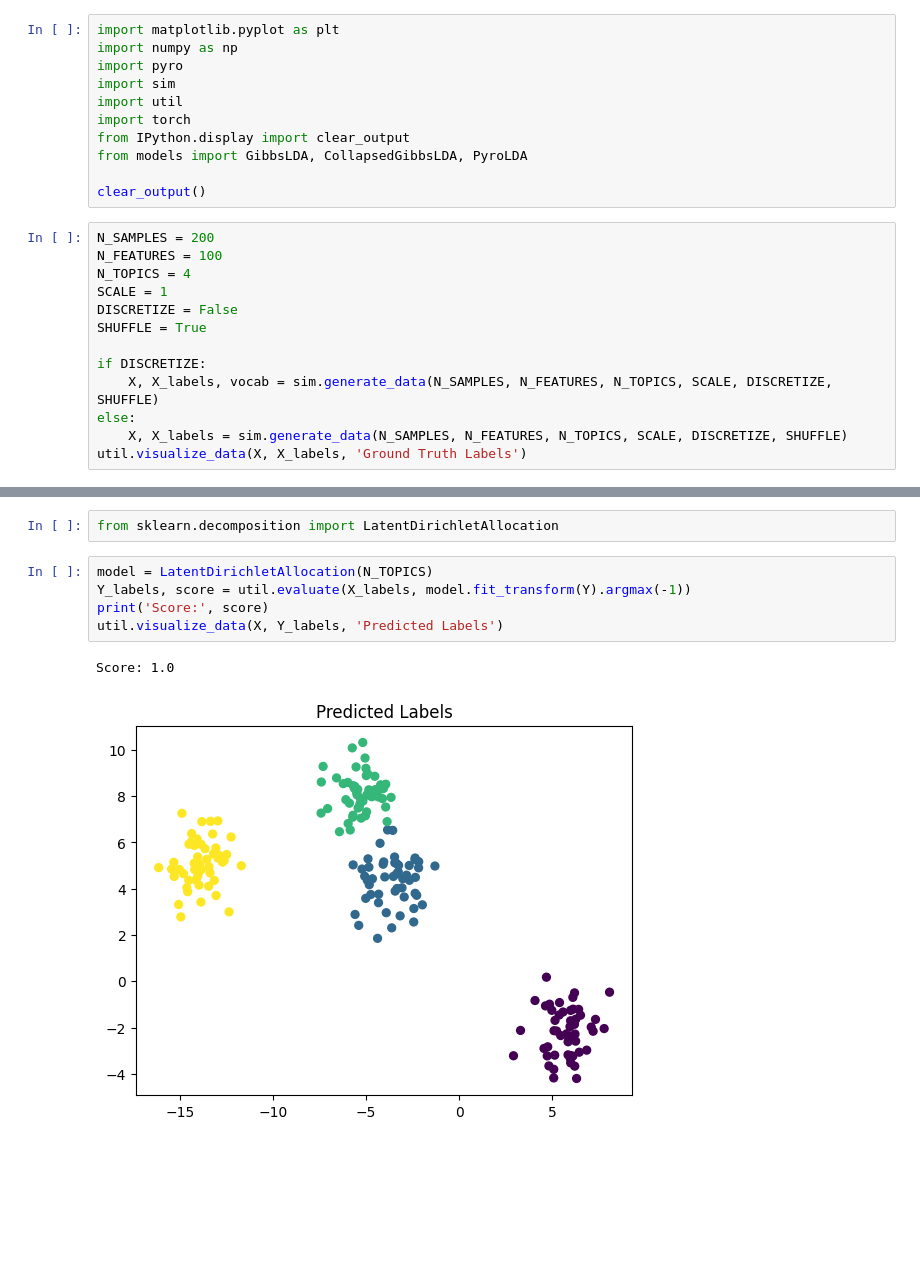
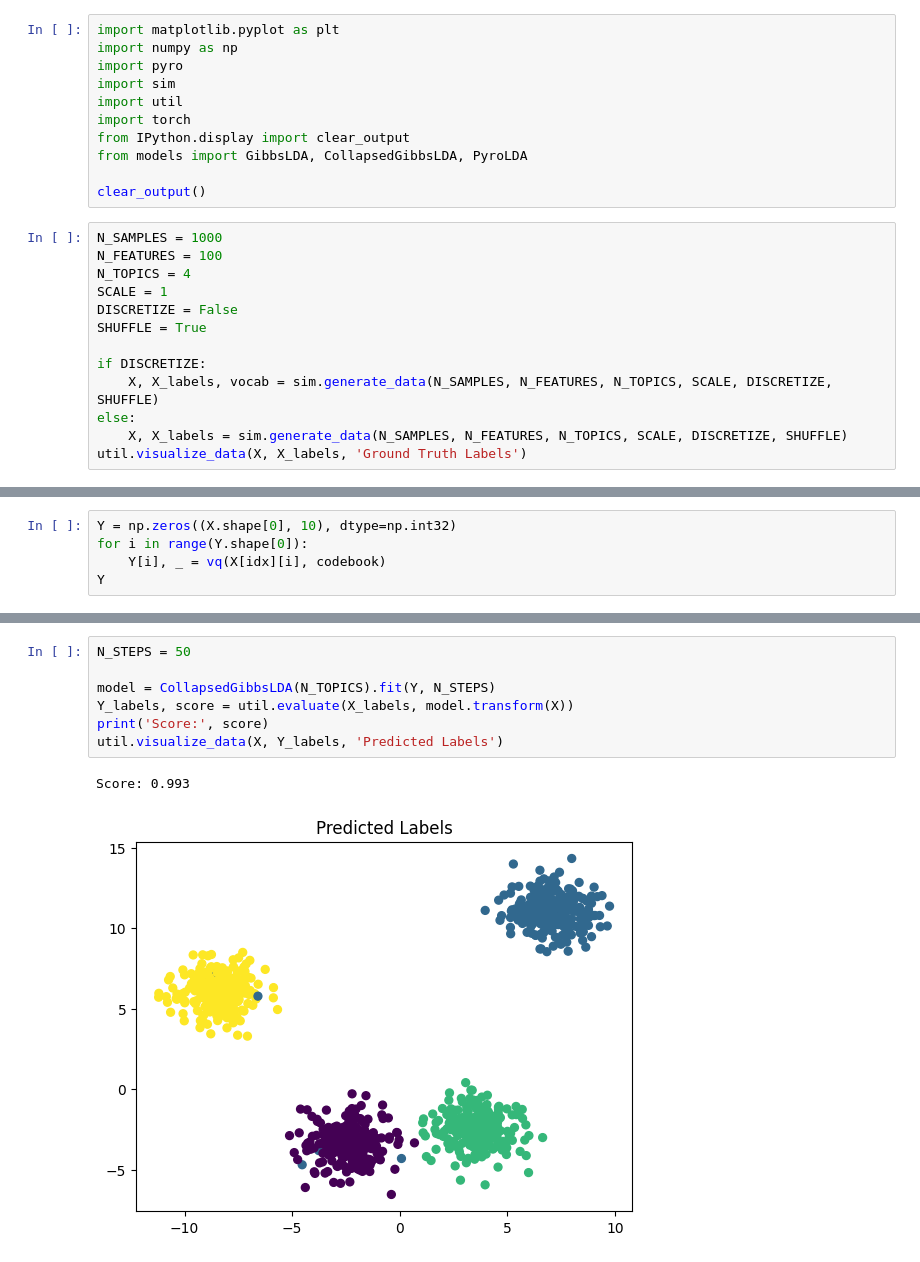
Before and after one commit to craigfouts/GibbsLDA, a Jupyter notebook: sandbox.ipynb, the cells around one changed output, grey strips where cells are left out. Cells and saved outputs as stored; diff of their text form; blank space fills up the shorter version.

Commit message:
Added significantly better preprocessing for visual bag of words

```diff
--- a/sandbox.ipynb
+++ b/sandbox.ipynb
@@ -10,7 +10,7 @@ from models import GibbsLDA, CollapsedGibbsLDA, PyroLDA
 
 clear_output()
 # %%
-N_SAMPLES = 200
+N_SAMPLES = 1000
 N_FEATURES = 100
 N_TOPICS = 4
 SCALE = 1
@@ -48,0 +54,5 @@ array([[12,  5,  3, ..., 12,  4, 10],
+# %%
+Y = np.zeros((X.shape[0], 10), dtype=np.int32)
+for i in range(Y.shape[0]):
+    Y[i], _ = vq(X[idx][i], codebook)
+Y
@@ -68,10 +84,10 @@ plt.plot(x, y);
-# %%
-from sklearn.decomposition import LatentDirichletAllocation
 # %%
-model = LatentDirichletAllocation(N_TOPICS)
-Y_labels, score = util.evaluate(X_labels, model.fit_transform(Y).argmax(-1))
+N_STEPS = 50
+
+model = CollapsedGibbsLDA(N_TOPICS).fit(Y, N_STEPS)
+Y_labels, score = util.evaluate(X_labels, model.transform(X))
 print('Score:', score)
 util.visualize_data(X, Y_labels, 'Predicted Labels')
 # %% [output]
-Score: 1.0
+Score: 0.993
-[figure, old version]
+[figure, new version]
```
Also changed, not shown: parts of 29 cells of this notebook, 1 other file.
